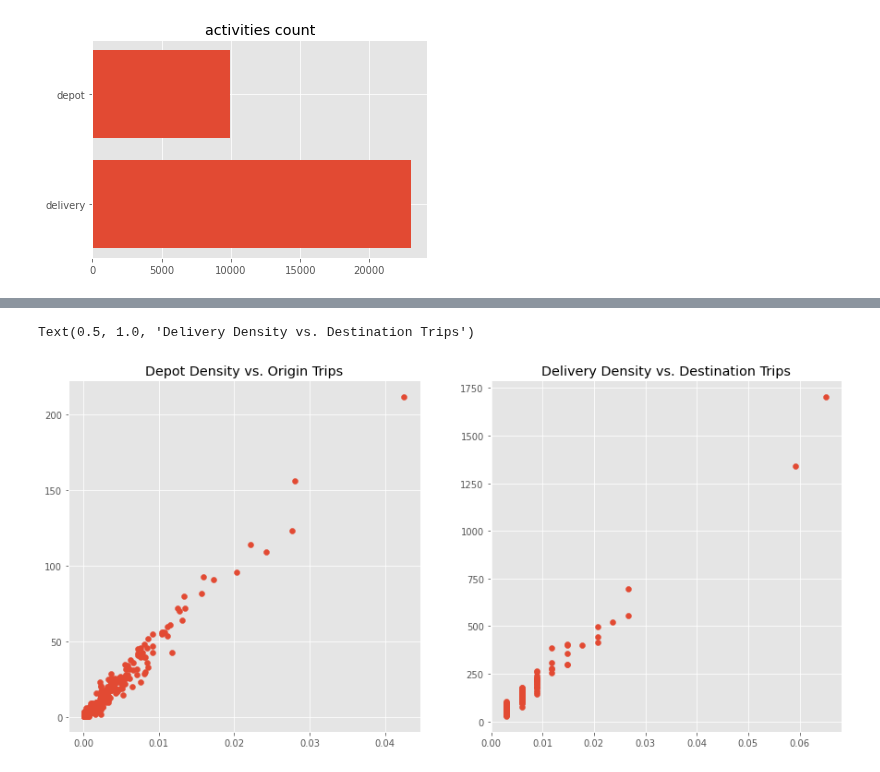
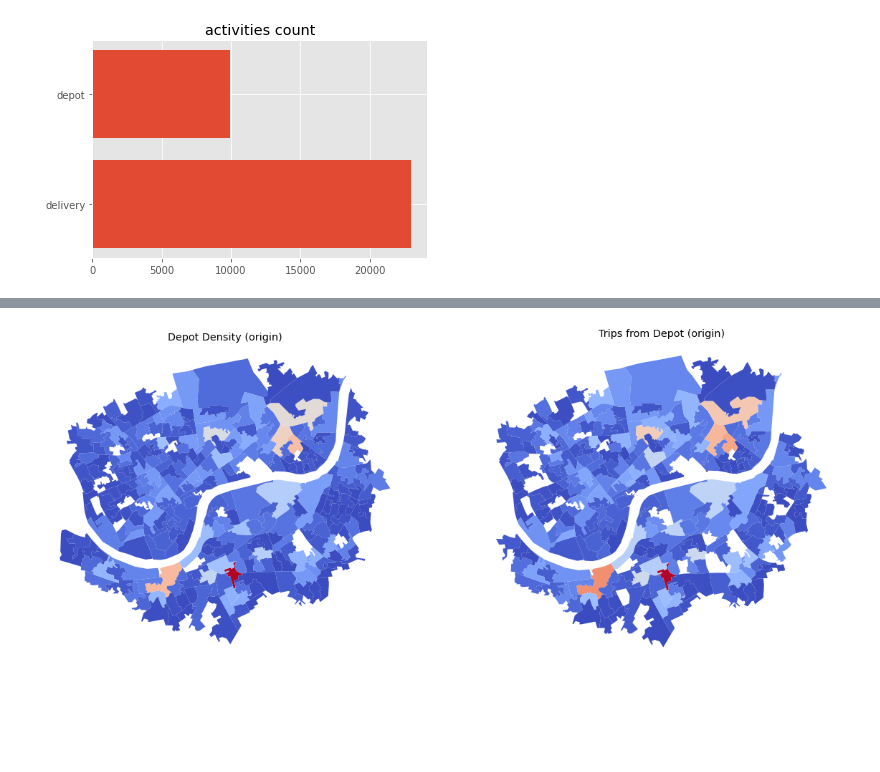
Before and after one commit to arup-group/pam, a Jupyter notebook: examples/17_tour.ipynb, the cells around one changed output, grey strips where cells are left out. Cells and saved outputs as stored; diff of their text form; code cells hidden in the pictures; blank space fills up the shorter version.

Commit message:
refactor, rename, redocument module & tests

```diff
--- a/examples/17_tour.ipynb
+++ b/examples/17_tour.ipynb
@@ -247,4 +218,0 @@ df_od = pd.DataFrame(od_matrix, index=zones.zone, columns=zones.zone)
-# %%
-# test sampling an hour from this distribution
-hour_sampler = tour.FrequencySampler(list(freight_dist.keys()), list(freight_dist.values()))
-hour_sampler.sample()
@@ -259,4 +224,0 @@ minute_sampler.sample()
-# %%
-# Sample Number of stops
-stop_sampler = tour.FrequencySampler(list(stops_dist.keys()), list(stops_dist.values()))
-stop_sampler.sample()
@@ -626,12 +467,0 @@ Text(0.5, 1.0, 'Trips to Delivery (destination)')
-# %%
-# Validate that as density increases, so do the number of trips for each zone.
-fig, ax = plt.subplots(1, 2, figsize=(15,7))
-
-ax[0].scatter(x='depot_density', y='origin_trips', data = pop_od)
-ax[0].set_title('Depot Density vs. Origin Trips')
-
-ax[1].scatter(x='delivery_density', y='delivery_trips', data = pop_od)
-ax[1].set_title('Delivery Density vs. Destination Trips')
-# %% [output]
-Text(0.5, 1.0, 'Delivery Density vs. Destination Trips')
-[figure, removed]
@@ -644,0 +468,16 @@ Text(0.5, 1.0, 'Delivery Density vs. Destination Trips')
+# %%
+freight_density = tour.ValidateTourOD(trips=trips,
+                                      zone=zones,
+                                      ozone_sampler=depot_sampler,
+                                      dzone_sampler=delivery_sampler,
+                                      o_activity='depot',
+                                      d_activity='delivery'
+                                      )
+# %%
+freight_density.plot_validate_spatial_density(title_1='Depot Density (origin)',
+                                              title_2='Trips from Depot (origin)',
+                                              density_metric='depot_density',
+                                              density_trips='origin_trips'
+                                              )
+# %% [output]
+[figure, added]
```
Also changed, not shown: parts of 38 cells of this notebook, 2 other files.
